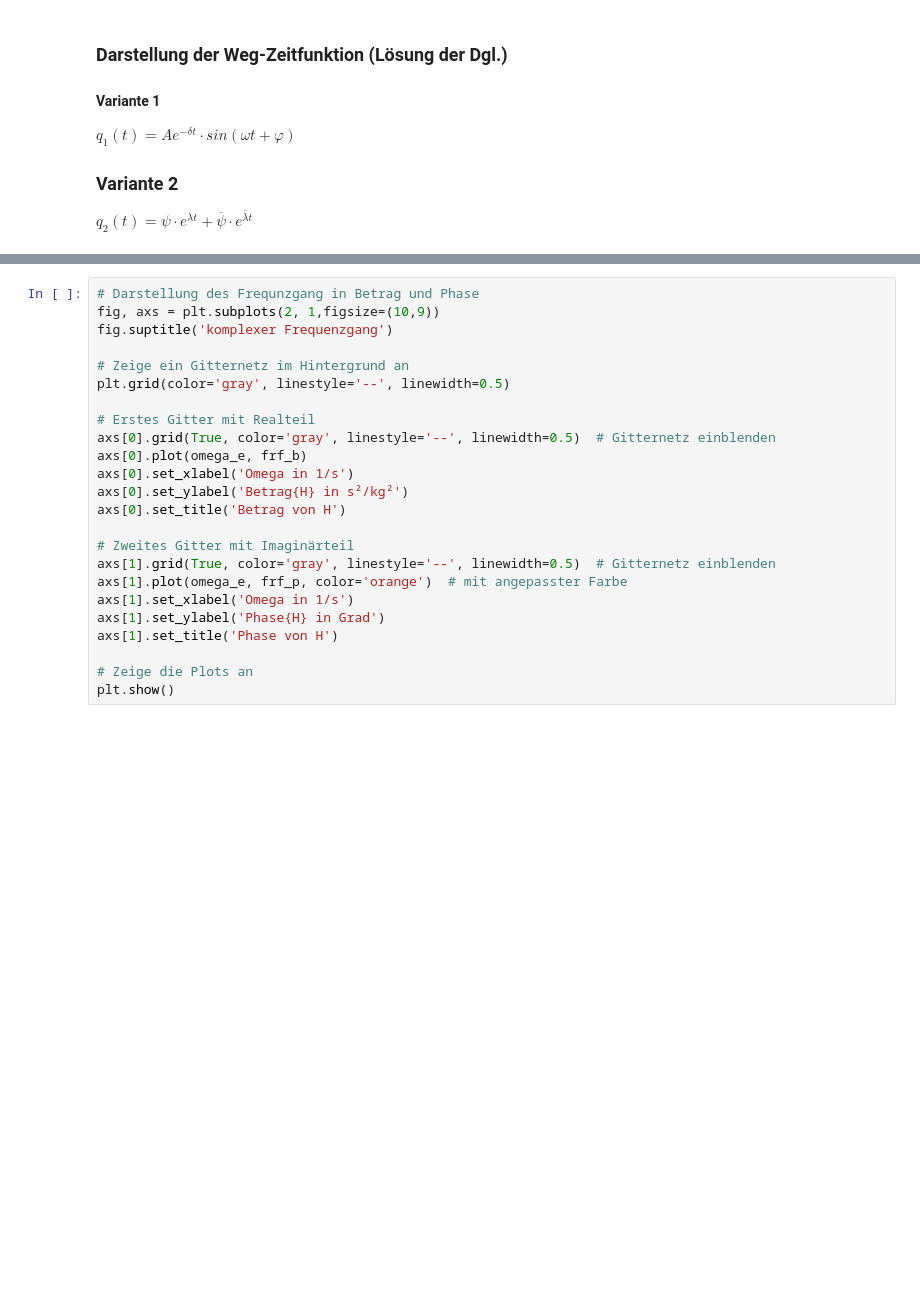
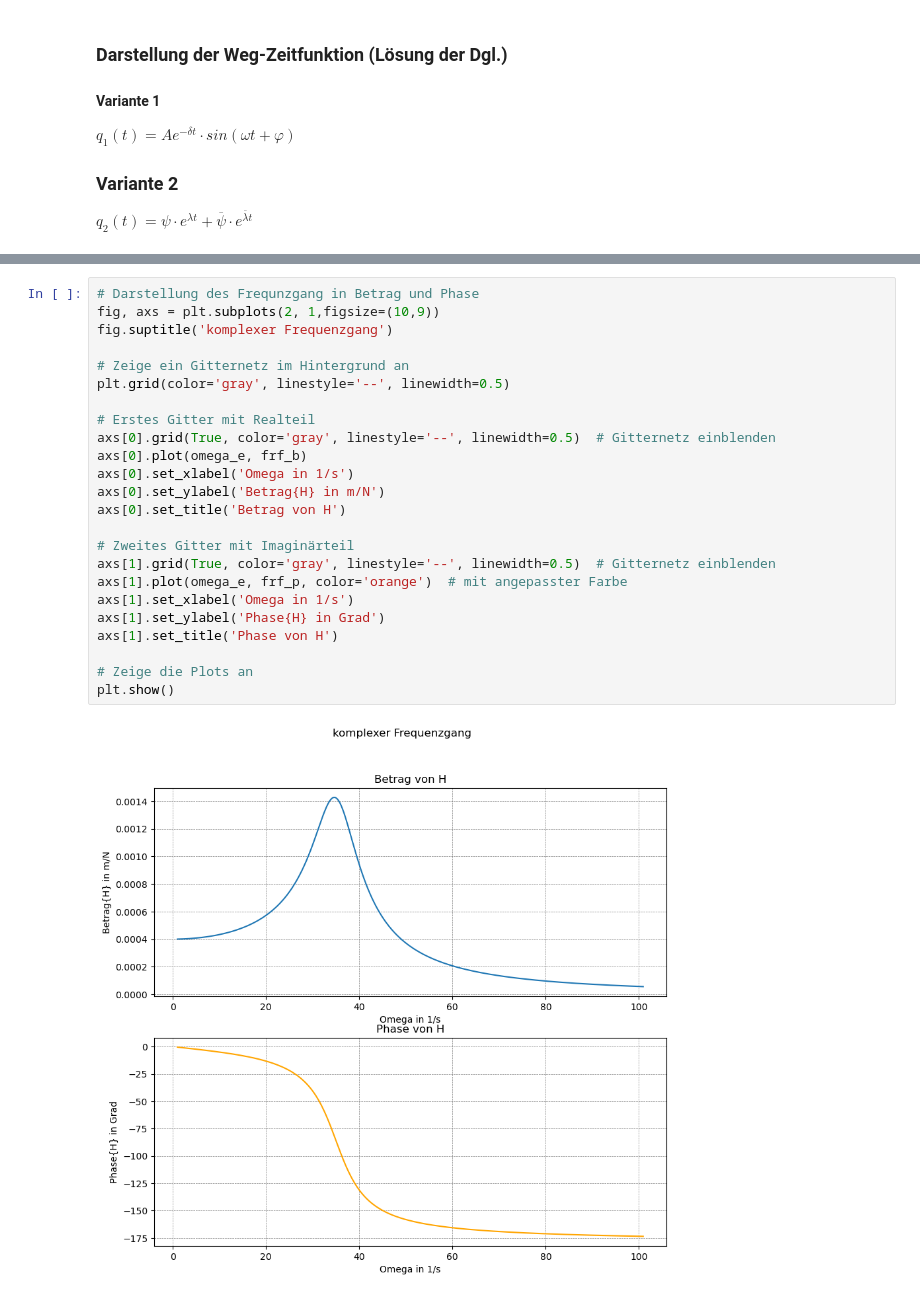
Before and after one commit to Feinmechaniker/Modalanalysis, a Jupyter notebook: SDOF/SDOF.ipynb, the cells around one changed output, grey strips where cells are left out. Cells and saved outputs as stored; diff of their text form; blank space fills up the shorter version.

```diff
--- a/SDOF/SDOF.ipynb
+++ b/SDOF/SDOF.ipynb
@@ -258,24 +264,26 @@ plt.show()
 # %%
 # Darstellung des Frequnzgang in Betrag und Phase
 fig, axs = plt.subplots(2, 1,figsize=(10,9))
 fig.suptitle('komplexer Frequenzgang')
 
 # Zeige ein Gitternetz im Hintergrund an
 plt.grid(color='gray', linestyle='--', linewidth=0.5)
 
 # Erstes Gitter mit Realteil
 axs[0].grid(True, color='gray', linestyle='--', linewidth=0.5)  # Gitternetz einblenden
 axs[0].plot(omega_e, frf_b)
 axs[0].set_xlabel('Omega in 1/s')
-axs[0].set_ylabel('Betrag{H} in s²/kg²')
+axs[0].set_ylabel('Betrag{H} in m/N')
 axs[0].set_title('Betrag von H')
 
 # Zweites Gitter mit Imaginärteil
 axs[1].grid(True, color='gray', linestyle='--', linewidth=0.5)  # Gitternetz einblenden
 axs[1].plot(omega_e, frf_p, color='orange')  # mit angepasster Farbe
 axs[1].set_xlabel('Omega in 1/s')
 axs[1].set_ylabel('Phase{H} in Grad')
 axs[1].set_title('Phase von H')
 
 # Zeige die Plots an
 plt.show()
+# %% [output]
+[figure, added]
```
Also changed, not shown: parts of 12 cells of this notebook, 4 other files.
